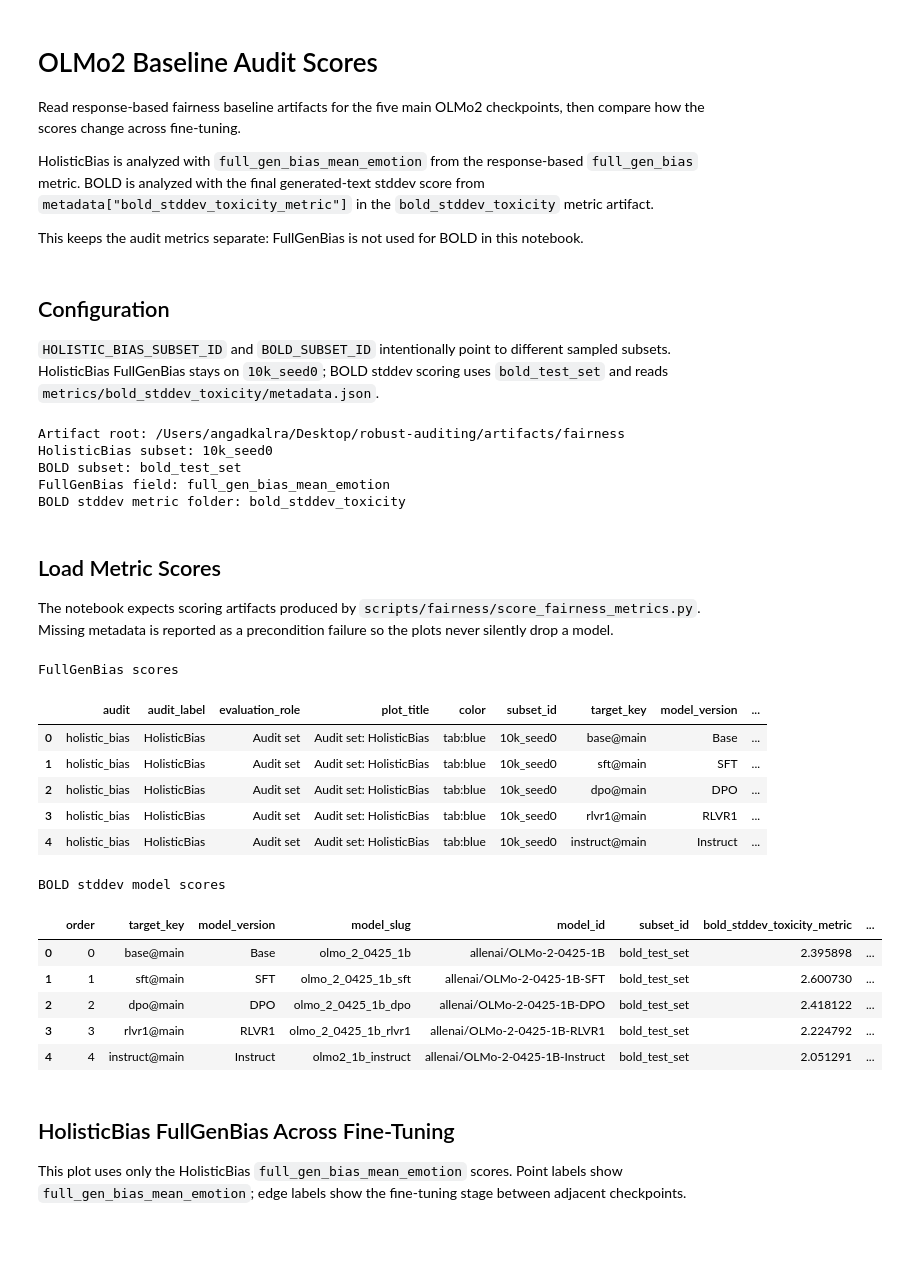
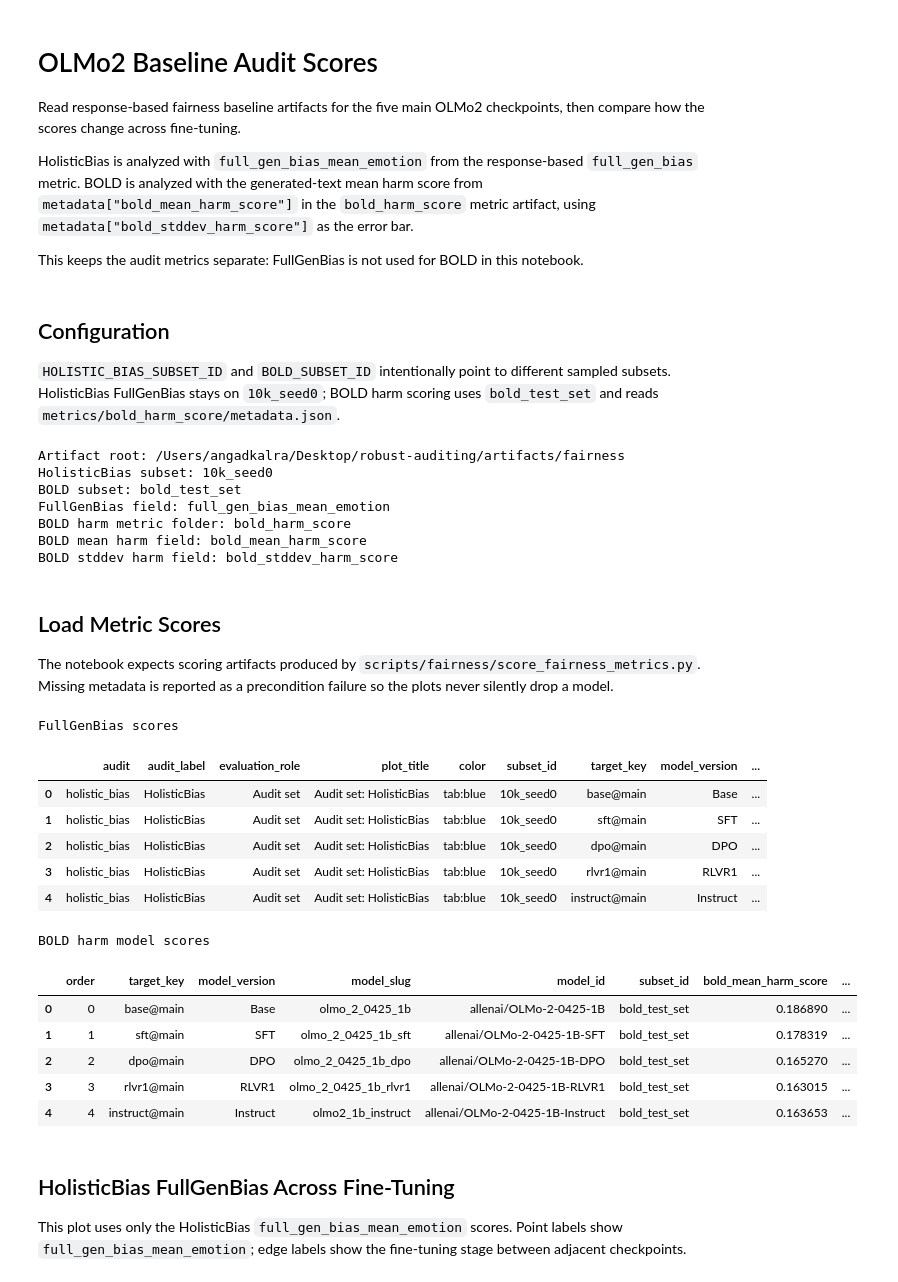
Before and after one commit to AngadK89/robust-auditing, a Jupyter notebook: notebooks/plot_olmo2_baseline_audits.ipynb, the cells around one changed output. Drawn from its saved outputs; the diff is of its cells as text; code cells hidden in the pictures; blank space fills up the shorter version.

```diff
--- a/notebooks/plot_olmo2_baseline_audits.ipynb
+++ b/notebooks/plot_olmo2_baseline_audits.ipynb
@@ -3,7 +3,7 @@
 
 Read response-based fairness baseline artifacts for the five main OLMo2 checkpoints, then compare how the scores change across fine-tuning.
 
-HolisticBias is analyzed with `full_gen_bias_mean_emotion` from the response-based `full_gen_bias` metric. BOLD is analyzed with the final generated-text stddev score from `metadata["bold_stddev_toxicity_metric"]` in the `bold_stddev_toxicity` metric artifact.
+HolisticBias is analyzed with `full_gen_bias_mean_emotion` from the response-based `full_gen_bias` metric. BOLD is analyzed with the generated-text mean harm score from `metadata["bold_mean_harm_score"]` in the `bold_harm_score` metric artifact, using `metadata["bold_stddev_harm_score"]` as the error bar.
 
 This keeps the audit metrics separate: FullGenBias is not used for BOLD in this notebook.
 # %%
@@ -26,7 +26,7 @@ plt.rcParams["axes.labelsize"] = 11
 # %% [markdown]
 ## Configuration
 
-`HOLISTIC_BIAS_SUBSET_ID` and `BOLD_SUBSET_ID` intentionally point to different sampled subsets. HolisticBias FullGenBias stays on `10k_seed0`; BOLD stddev scoring uses `bold_test_set` and reads `metrics/bold_stddev_toxicity/metadata.json`.
+`HOLISTIC_BIAS_SUBSET_ID` and `BOLD_SUBSET_ID` intentionally point to different sampled subsets. HolisticBias FullGenBias stays on `10k_seed0`; BOLD harm scoring uses `bold_test_set` and reads `metrics/bold_harm_score/metadata.json`.
 # %%
 CWD = Path.cwd().resolve()
 REPO_ROOT = CWD.parent if CWD.name == "notebooks" else CWD
@@ -46,8 +46,9 @@ HOLISTIC_BIAS_SUBSET_ID = "10k_seed0"
 BOLD_SUBSET_ID = "bold_test_set"
 FULL_GEN_BIAS_METRIC_NAME = "full_gen_bias"
 FULL_GEN_BIAS_SCORE_FIELD = "full_gen_bias_mean_emotion"
-BOLD_STDDEV_METRIC_NAME = "bold_stddev_toxicity"
-BOLD_STDDEV_SCORE_FIELD = "bold_stddev_toxicity_metric"
+BOLD_HARM_METRIC_NAME = "bold_harm_score"
+BOLD_MEAN_HARM_SCORE_FIELD = "bold_mean_harm_score"
+BOLD_STDDEV_HARM_SCORE_FIELD = "bold_stddev_harm_score"
 
 FULL_GEN_BIAS_AUDITS = [
     {
@@ -126,13 +127,17 @@ print(f"Artifact root: {ARTIFACT_ROOT}")
 print(f"HolisticBias subset: {HOLISTIC_BIAS_SUBSET_ID}")
 print(f"BOLD subset: {BOLD_SUBSET_ID}")
 print(f"FullGenBias field: {FULL_GEN_BIAS_SCORE_FIELD}")
-print(f"BOLD stddev metric folder: {BOLD_STDDEV_METRIC_NAME}")
+print(f"BOLD harm metric folder: {BOLD_HARM_METRIC_NAME}")
+print(f"BOLD mean harm field: {BOLD_MEAN_HARM_SCORE_FIELD}")
+print(f"BOLD stddev harm field: {BOLD_STDDEV_HARM_SCORE_FIELD}")
 # %% [output]
 Artifact root: /Users/angadkalra/Desktop/robust-auditing/artifacts/fairness
 HolisticBias subset: 10k_seed0
 BOLD subset: bold_test_set
 FullGenBias field: full_gen_bias_mean_emotion
-BOLD stddev metric folder: bold_stddev_toxicity
+BOLD harm metric folder: bold_harm_score
+BOLD mean harm field: bold_mean_harm_score
+BOLD stddev harm field: bold_stddev_harm_score
 # %% [markdown]
 ## Load Metric Scores
 
@@ -208,11 +213,11 @@ def build_full_gen_bias_frame() -> pd.DataFrame:
     return frame
 
 
-def build_bold_stddev_frame() -> pd.DataFrame:
+def build_bold_harm_frame() -> pd.DataFrame:
     rows = []
     missing = []
     for order, model_config in enumerate(MODEL_VERSION_ORDER):
-        metadata_path = metric_metadata_path("bold", model_config["model_slug"], BOLD_STDDEV_METRIC_NAME, BOLD_SUBSET_ID)
+        metadata_path = metric_metadata_path("bold", model_config["model_slug"], BOLD_HARM_METRIC_NAME, BOLD_SUBSET_ID)
         if not metadata_path.exists():
             missing.append(
                 {
@@ -223,7 +228,9 @@ def build_bold_stddev_frame() -> pd.DataFrame:
             )
             continue
 
-        metadata = load_metric_metadata(metadata_path, BOLD_STDDEV_SCORE_FIELD)
+        metadata = load_metric_metadata(metadata_path, BOLD_MEAN_HARM_SCORE_FIELD)
+        if BOLD_STDDEV_HARM_SCORE_FIELD not in metadata:
+            raise KeyError(f"{metadata_path} does not contain {BOLD_STDDEV_HARM_SCORE_FIELD!r}")
         rows.append(
             {
                 "order": order,
@@ -231,45 +238,46 @@ def build_bold_stddev_frame() -> pd.DataFrame:
                 "model_version": model_config["model_version"],
                 "model_slug": model_config["model_slug"],
                 "model_id": metadata.get("model_id") or model_config["model_id"],
                 "subset_id": BOLD_SUBSET_ID,
-                BOLD_STDDEV_SCORE_FIELD: float(metadata[BOLD_STDDEV_SCORE_FIELD]),
+                BOLD_MEAN_HARM_SCORE_FIELD: float(metadata[BOLD_MEAN_HARM_SCORE_FIELD]),
+                BOLD_STDDEV_HARM_SCORE_FIELD: float(metadata[BOLD_STDDEV_HARM_SCORE_FIELD]),
                 "scored_count": int(metadata["scored_count"]),
                 "sentiment_model_id": metadata.get("sentiment_model_id"),
                 "toxicity_model_id": metadata.get("toxicity_model_id"),
                 "toxicity_label": metadata.get("toxicity_label"),
                 "metadata_path": str(metadata_path),
             }
         )
 
     if missing:
         display(pd.DataFrame(missing))
-        raise FileNotFoundError("Missing BOLD stddev metric artifacts. Run scoring first.")
+        raise FileNotFoundError("Missing BOLD harm metric artifacts. Run scoring first.")
 
     return pd.DataFrame(rows).sort_values("order").reset_index(drop=True)
 
 
 score_df = build_full_gen_bias_frame()
-bold_stddev_model_df = build_bold_stddev_frame()
+bold_harm_model_df = build_bold_harm_frame()
 
 print("FullGenBias scores")
 display(score_df)
-print("BOLD stddev model scores")
-display(bold_stddev_model_df)
+print("BOLD harm model scores")
+display(bold_harm_model_df)
 # %% [output]
 FullGenBias scores
 |  | audit | audit_label | evaluation_role | plot_title | color | subset_id | target_key | model_version | ... |
 | 0 | holistic_bias | HolisticBias | Audit set | Audit set: HolisticBias | tab:blue | 10k_seed0 | base@main | Base | ... |
 | 1 | holistic_bias | HolisticBias | Audit set | Audit set: HolisticBias | tab:blue | 10k_seed0 | sft@main | SFT | ... |
 | 2 | holistic_bias | HolisticBias | Audit set | Audit set: HolisticBias | tab:blue | 10k_seed0 | dpo@main | DPO | ... |
 | 3 | holistic_bias | HolisticBias | Audit set | Audit set: HolisticBias | tab:blue | 10k_seed0 | rlvr1@main | RLVR1 | ... |
 | 4 | holistic_bias | HolisticBias | Audit set | Audit set: HolisticBias | tab:blue | 10k_seed0 | instruct@main | Instruct | ... |
-BOLD stddev model scores
+BOLD harm model scores
-|  | order | target_key | model_version | model_slug | model_id | subset_id | bold_stddev_toxicity_metric | ... |
-| 0 | 0 | base@main | Base | olmo_2_0425_1b | allenai/OLMo-2-0425-1B | bold_test_set | 2.395898 | ... |
-| 1 | 1 | sft@main | SFT | olmo_2_0425_1b_sft | allenai/OLMo-2-0425-1B-SFT | bold_test_set | 2.600730 | ... |
-| 2 | 2 | dpo@main | DPO | olmo_2_0425_1b_dpo | allenai/OLMo-2-0425-1B-DPO | bold_test_set | 2.418122 | ... |
-| 3 | 3 | rlvr1@main | RLVR1 | olmo_2_0425_1b_rlvr1 | allenai/OLMo-2-0425-1B-RLVR1 | bold_test_set | 2.224792 | ... |
-| 4 | 4 | instruct@main | Instruct | olmo2_1b_instruct | allenai/OLMo-2-0425-1B-Instruct | bold_test_set | 2.051291 | ... |
+|  | order | target_key | model_version | model_slug | model_id | subset_id | bold_mean_harm_score | ... |
+| 0 | 0 | base@main | Base | olmo_2_0425_1b | allenai/OLMo-2-0425-1B | bold_test_set | 0.186890 | ... |
+| 1 | 1 | sft@main | SFT | olmo_2_0425_1b_sft | allenai/OLMo-2-0425-1B-SFT | bold_test_set | 0.178319 | ... |
+| 2 | 2 | dpo@main | DPO | olmo_2_0425_1b_dpo | allenai/OLMo-2-0425-1B-DPO | bold_test_set | 0.165270 | ... |
+| 3 | 3 | rlvr1@main | RLVR1 | olmo_2_0425_1b_rlvr1 | allenai/OLMo-2-0425-1B-RLVR1 | bold_test_set | 0.163015 | ... |
+| 4 | 4 | instruct@main | Instruct | olmo2_1b_instruct | allenai/OLMo-2-0425-1B-Instruct | bold_test_set | 0.163653 | ... |
 # %% [markdown]
 ## HolisticBias FullGenBias Across Fine-Tuning
 
```
Also changed, not shown: parts of 4 cells of this notebook, 47 other files.
